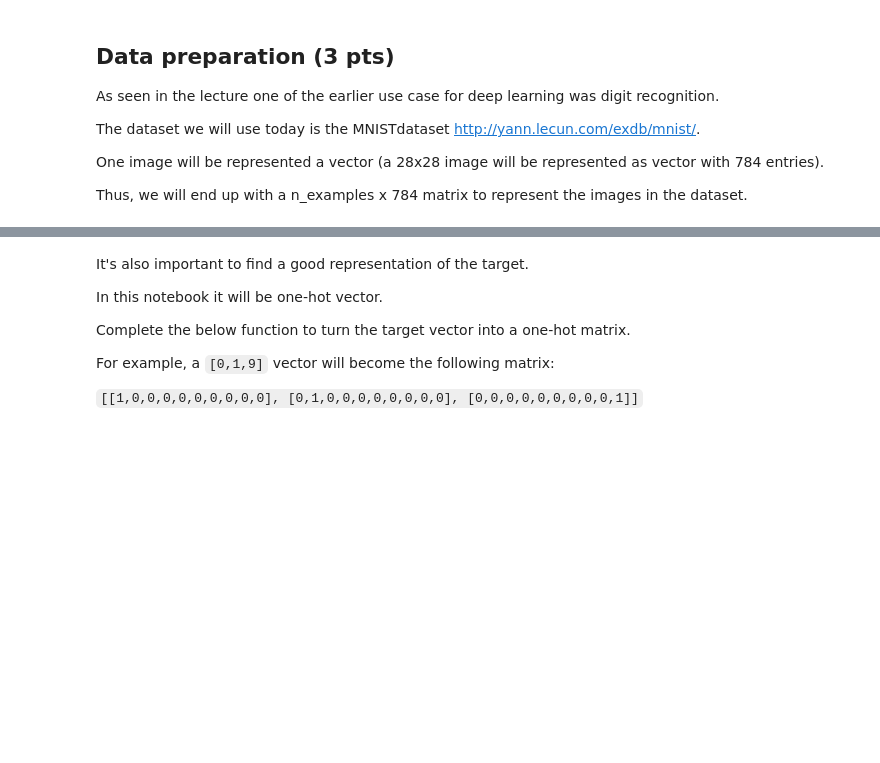
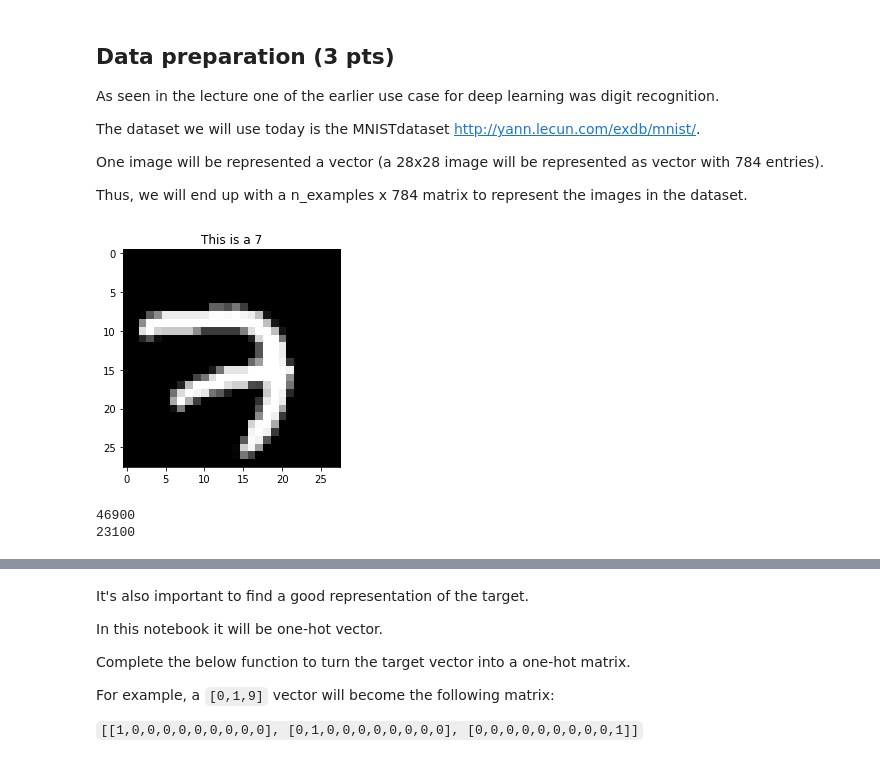
Before and after one commit to DL-ECE/tp-1-deeplearningbasics-tikystitch, a Jupyter notebook: rapport.ipynb, the cells around one changed output, grey strips where cells are left out. Drawn from its saved outputs; the diff is of its cells as text; code cells hidden in the pictures; blank space fills up the shorter version.

```diff
--- a/rapport.ipynb
+++ b/rapport.ipynb
@@ -60,14 +79,16 @@ def data_length(dataset: np.array, target: np.array):
 # %%
 # Let's look at on image from this dataset
 def plot_one_image(dataset: np.array, target: np.array, image_index: int):
     """Function to plot the image at the given index."""
     image = dataset[image_index].reshape(28,28)
     target = target[image_index]
     plt.imshow(image, cmap='gray')
     plt.title(f"This is a {target}")
 
 
-plot_one_image(mnist_data, mnist_target ,0)
+plot_one_image(mnist_data, mnist_target ,5000)
+# %% [output]
+[figure, added]
 # %%
 
 # In a similar fashion to classical machine learning, we will create a test split to known if the neural network is learning well.
@@ -77,9 +98,12 @@ X_train, X_test, y_train, y_test = train_test_split(mnist_data, mnist_target, te
 # You the 2 function below to check if they are working properly on this divided dataset.
 
 X_train_length, y_train_length = data_length(X_train, y_train)
-X_test_length, y_test_length = data_length(X_train, y_train)
+X_test_length, y_test_length = data_length(X_test, y_test)
 
 assert X_train_length == y_train_length and X_train_length == 46900
 assert X_test_length == y_test_length and X_test_length == 23100
+# %% [output]
+46900
+23100
 # %%
 plot_one_image(X_train, y_train , 120)
```
Also changed, not shown: parts of 5 cells of this notebook.
